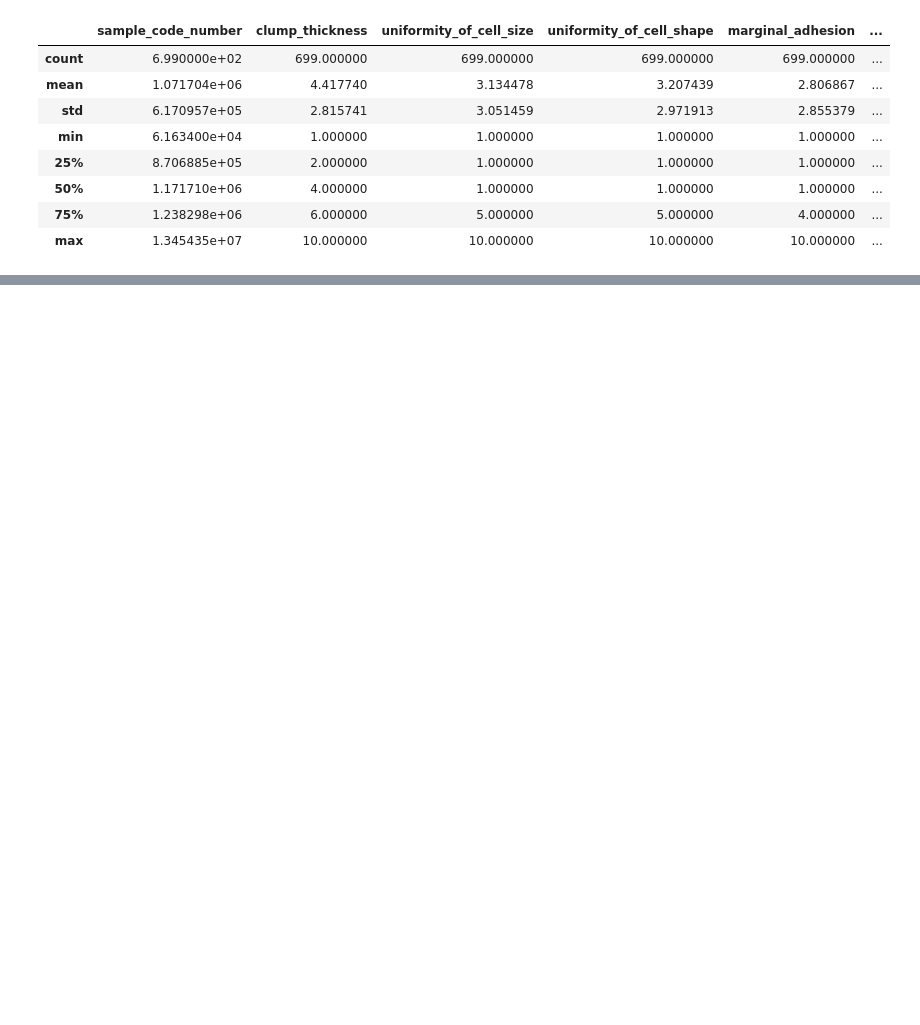
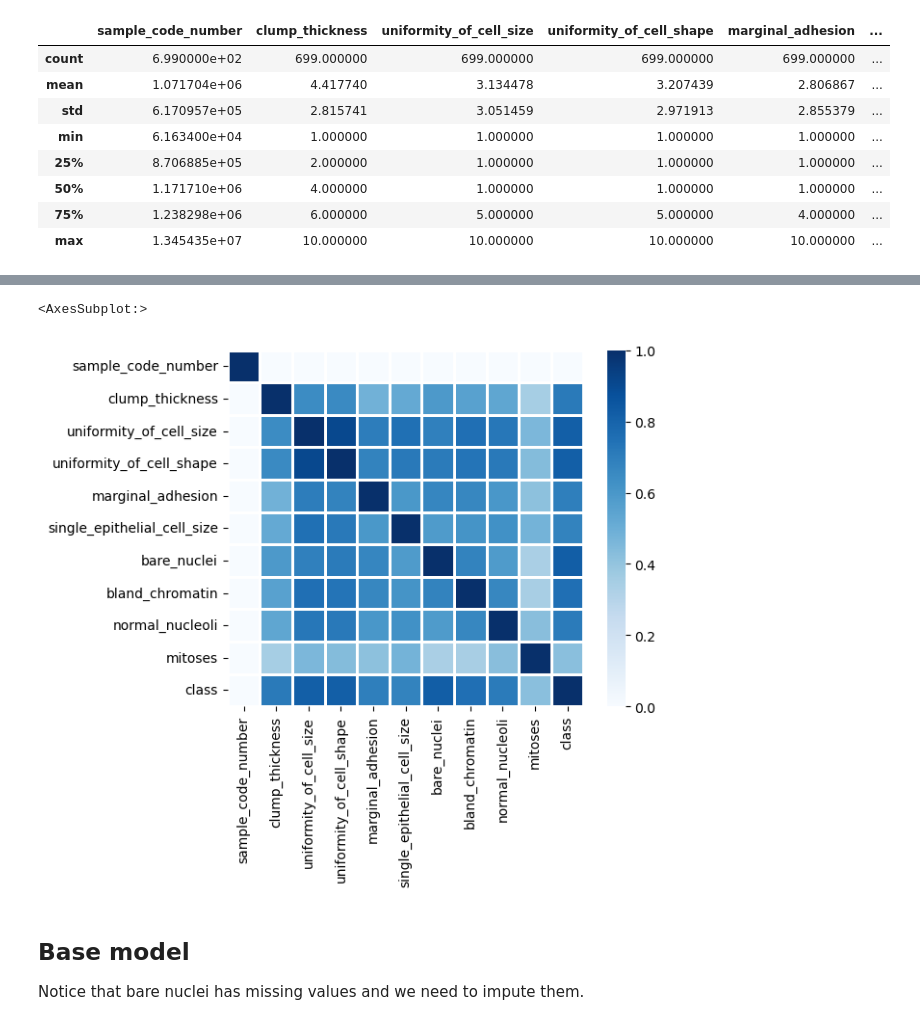
Before and after one commit to lilianabs/ml-beginner-projects, a Jupyter notebook: project_3/breast_cancer.ipynb, the cells around one changed output, grey strips where cells are left out. Cells and saved outputs as stored; diff of their text form; code cells hidden in the pictures; blank space fills up the shorter version.

```diff
--- a/project_3/breast_cancer.ipynb
+++ b/project_3/breast_cancer.ipynb
@@ -114,3 +105,13 @@ We need to perform the following for data preparation:
+# %%
+corr = df.corr()
+sns.heatmap(corr, vmin=0, vmax=1, linewidths=2, square=True, cmap='Blues')
+# %% [output]
+<AxesSubplot:>
+[figure, added]
+# %% [markdown]
+## Base model
+
+Notice that bare nuclei has missing values and we need to impute them.
 # %%
 binary_class = {2:0, 4:1}
 
```
Also changed, not shown: parts of 22 cells of this notebook, 1 other file.
